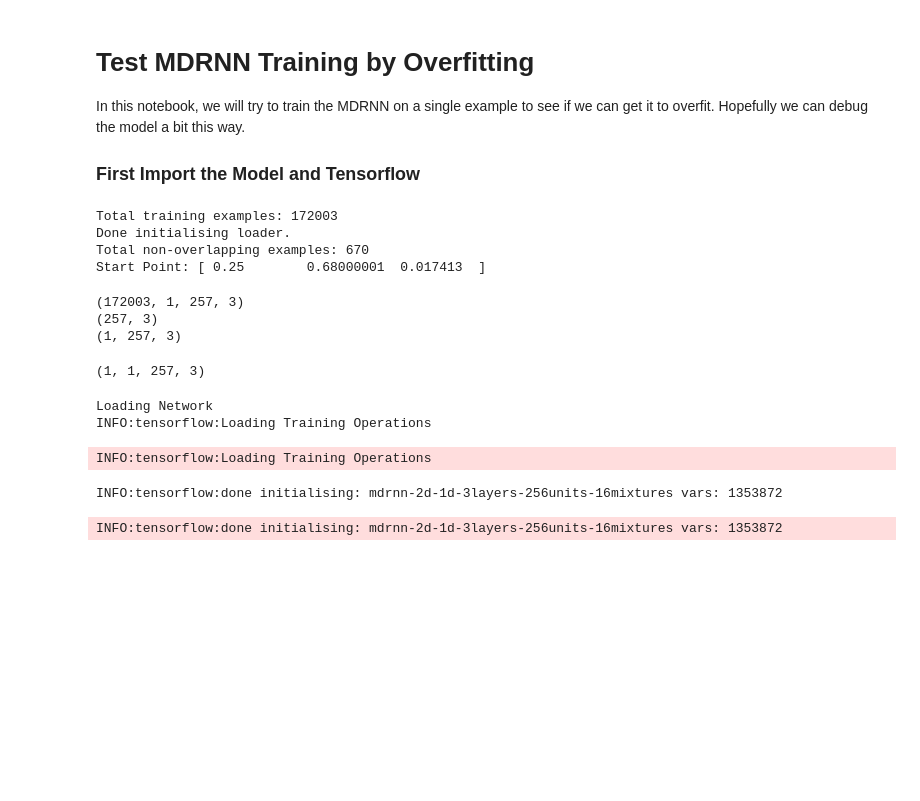
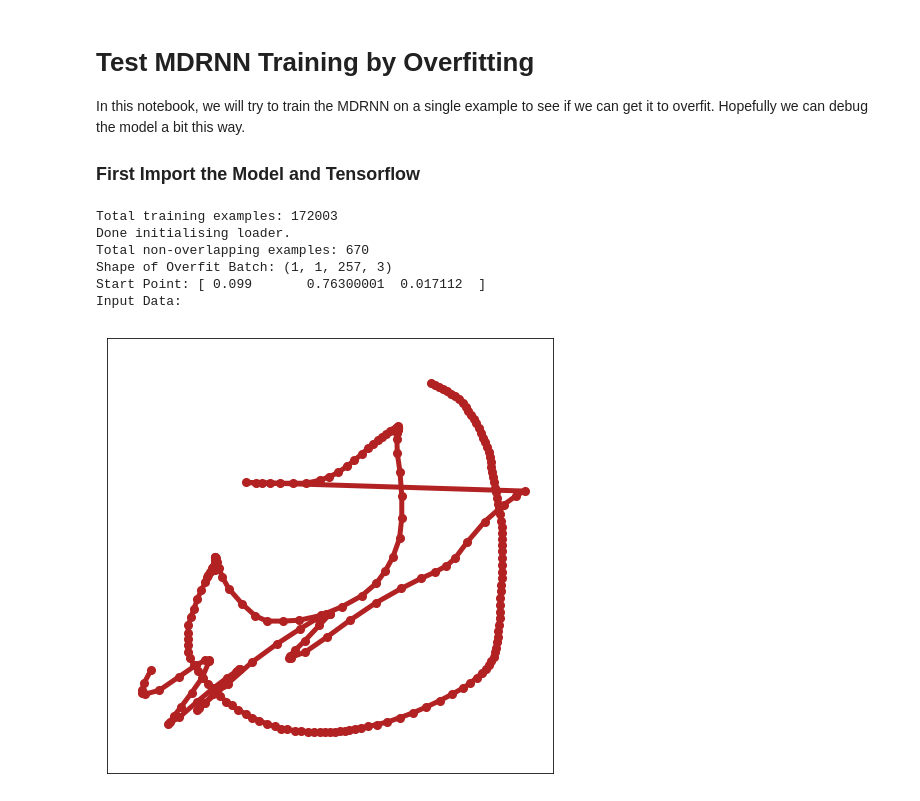
Before and after one commit to cpmpercussion/robojam, a Jupyter notebook: notebooks/test_mdrnn_overfit_training.ipynb, the cells around one changed output. Drawn from its saved outputs; the diff is of its cells as text; code cells hidden in the pictures; blank space fills up the shorter version.

```diff
--- a/notebooks/test_mdrnn_overfit_training.ipynb
+++ b/notebooks/test_mdrnn_overfit_training.ipynb
@@ -36,51 +79,39 @@ np.random.seed(SEED)
 # %%
 microjam_data_file_name = "../datasets/TinyPerformanceCorpus.h5"
 metatone_data_file_name = "../datasets/MetatoneTinyPerformanceRecords.h5"
 
 with h5py.File(microjam_data_file_name, 'r') as data_file:
     microjam_corpus = data_file['total_performances'][:]
 with h5py.File(metatone_data_file_name, 'r') as data_file:
     metatone_corpus = data_file['total_performances'][:]
 
 sequence_loader = robojam.sample_data.SequenceDataLoader(num_steps=SEQ_LEN + 1, batch_size=BATCH_SIZE, corpus=microjam_corpus)
 examples = sequence_loader.non_overlapping_examples()
-overfit_datum = examples[1]  # picked a sample
+overfit_datum = examples[3]  # picked a sample
 start_point = overfit_datum[0]
+overfit_batch = np.array([[overfit_datum]])
+print("Shape of Overfit Batch:", overfit_batch.shape)
 print("Start Point:", start_point)
+print("Input Data:")
+plot_2D(robojam.perf_array_to_df(overfit_datum))
+
+
+print("Loading Network")
+# Setup network
+net = robojam.MixtureRNN(mode=robojam.NET_MODE_TRAIN,
+                         n_hidden_units=HIDDEN_UNITS,
+                         n_mixtures=MIXES,
+                         batch_size=BATCH_SIZE,
+                         sequence_length=SEQ_LEN,
+                         n_layers=LAYERS)
 # %% [output]
 Total training examples: 172003
 Done initialising loader.
 Total non-overlapping examples: 670
-Start Point: [ 0.25        0.68000001  0.017413  ]
+Shape of Overfit Batch: (1, 1, 257, 3)
+Start Point: [ 0.099       0.76300001  0.017112  ]
+Input Data:
+[figure, added]
-# %%
-b = sequence_loader.next_epoch()
-print(b.shape)
-print(overfit_datum.shape)
-only_one_batch = b[1]
-print(only_one_batch.shape)
-# %% [output]
-(172003, 1, 257, 3)
-(257, 3)
-(1, 257, 3)
-# %%
-np.array([only_one_batch])
-# %% [output]
-(1, 1, 257, 3)
-# %%
-print("Loading Network")
-# Setup network
-net = robojam.MixtureRNN(mode=robojam.NET_MODE_TRAIN,
-                         n_hidden_units=HIDDEN_UNITS,
-                         n_mixtures=MIXES,
-                         batch_size=BATCH_SIZE,
-                         sequence_length=SEQ_LEN,
-                         n_layers=LAYERS)
-# %% [output]
-Loading Network
-INFO:tensorflow:Loading Training Operations
-INFO:tensorflow:Loading Training Operations
-INFO:tensorflow:done initialising: mdrnn-2d-1d-3layers-256units-16mixtures vars: 1353872
-INFO:tensorflow:done initialising: mdrnn-2d-1d-3layers-256units-16mixtures vars: 1353872
 # %%
 # load metatone data and train MDRNN from that.
 print("Training Network:", net.model_name())
```
Also changed, not shown: parts of 4 cells of this notebook.
